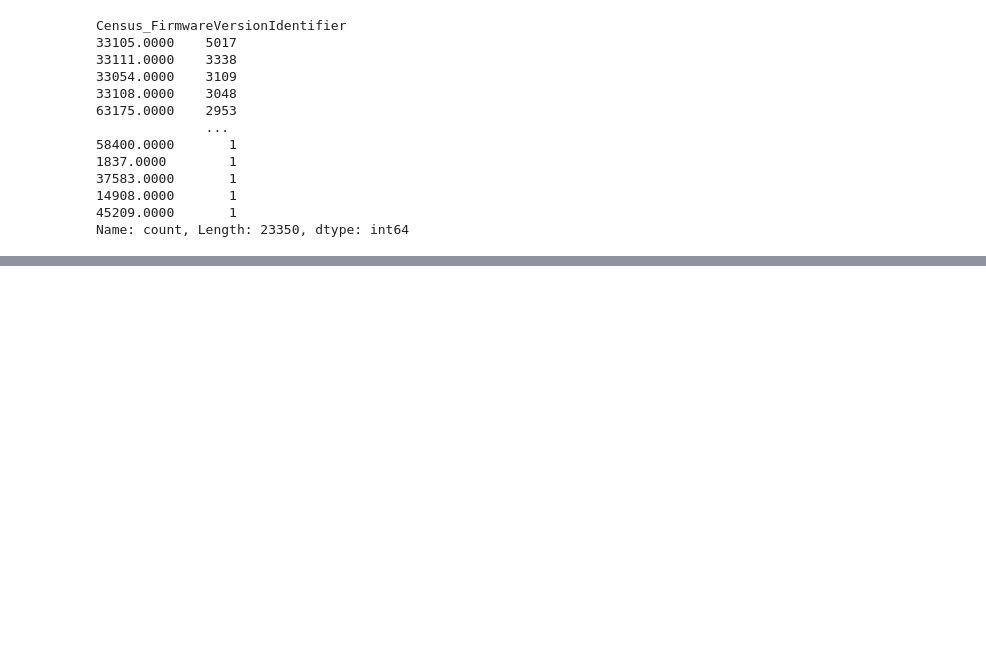
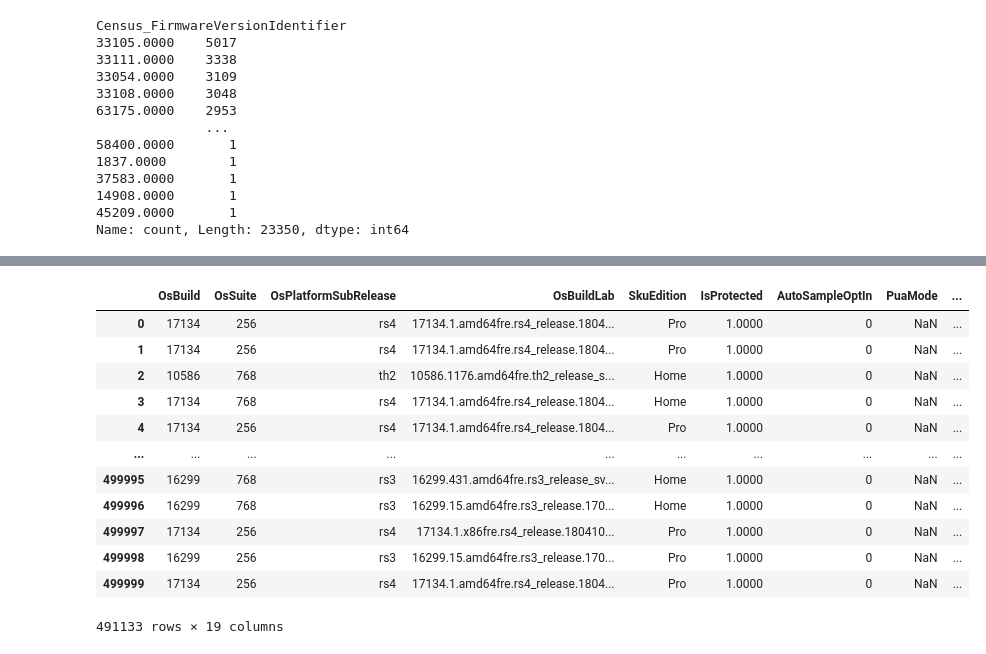
Before and after one commit to Wolfsteno/data-science-projects, a Jupyter notebook: Entregable 2 Supervised Machine Learning/entregable2_mugva.ipynb, the cells around one changed output, grey strips where cells are left out. Drawn from its saved outputs; the diff is of its cells as text; code cells hidden in the pictures; blank space fills up the shorter version.

```diff
--- a/Entregable 2 Supervised Machine Learning/entregable2_mugva.ipynb
+++ b/Entregable 2 Supervised Machine Learning/entregable2_mugva.ipynb
@@ -1806,0 +1829,2 @@ Name: count, Length: 23350, dtype: int64
+# %%
+cols_ignacio = df.columns[5:24].to_list()
@@ -1806,0 +1853,16 @@ Name: count, Length: 23350, dtype: int64
+# %%
+df[cols_ignacio]
+# %% [output]
+|  | OsBuild | OsSuite | OsPlatformSubRelease | OsBuildLab | SkuEdition | IsProtected | AutoSampleOptIn | PuaMode | ... |
+| 0 | 17134 | 256 | rs4 | 17134.1.amd64fre.rs4_release.1804... | Pro | 1.0000 | 0 | NaN | ... |
+| 1 | 17134 | 256 | rs4 | 17134.1.amd64fre.rs4_release.1804... | Pro | 1.0000 | 0 | NaN | ... |
+| 2 | 10586 | 768 | th2 | 10586.1176.amd64fre.th2_release_s... | Home | 1.0000 | 0 | NaN | ... |
+| 3 | 17134 | 768 | rs4 | 17134.1.amd64fre.rs4_release.1804... | Home | 1.0000 | 0 | NaN | ... |
+| 4 | 17134 | 256 | rs4 | 17134.1.amd64fre.rs4_release.1804... | Pro | 1.0000 | 0 | NaN | ... |
+| ... | ... | ... | ... | ... | ... | ... | ... | ... | ... |
+| 499995 | 16299 | 768 | rs3 | 16299.431.amd64fre.rs3_release_sv... | Home | 1.0000 | 0 | NaN | ... |
+| 499996 | 16299 | 768 | rs3 | 16299.15.amd64fre.rs3_release.170... | Home | 1.0000 | 0 | NaN | ... |
+| 499997 | 17134 | 256 | rs4 | 17134.1.x86fre.rs4_release.180410... | Pro | 1.0000 | 0 | NaN | ... |
+| 499998 | 16299 | 256 | rs3 | 16299.15.amd64fre.rs3_release.170... | Pro | 1.0000 | 0 | NaN | ... |
+| 499999 | 17134 | 256 | rs4 | 17134.1.amd64fre.rs4_release.1804... | Pro | 1.0000 | 0 | NaN | ... |
+491133 rows × 19 columns
```
Also changed, not shown: parts of 7 cells of this notebook, 3 other files.
